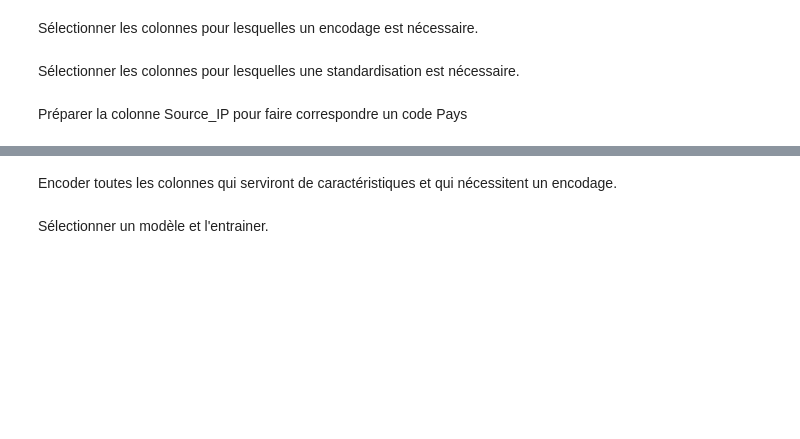
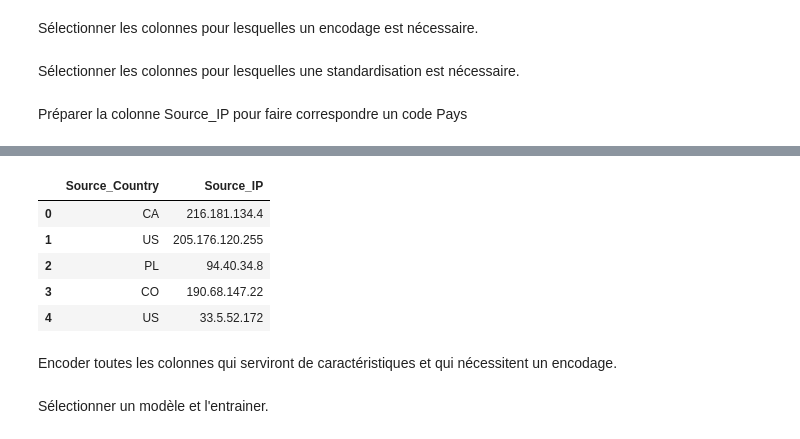
Before and after one commit to argonaultes-education/trde703-etl-auxerre-i1-2026, a Jupyter notebook: intrusion.ipynb, the cells around one changed output, grey strips where cells are left out. Saved outputs shown, nothing was run; the diff lists cells and outputs as text; code cells hidden in the pictures; blank space fills up the shorter version.

```diff
--- a/intrusion.ipynb
+++ b/intrusion.ipynb
@@ -176,9 +176,6 @@ Sélectionner les colonnes pour lesquelles une standardisation est nécessaire.
 Préparer la colonne Source_IP pour faire correspondre un code Pays
 # %%
 # dbip_df = pd.DataFrame(), trouver un moyen de filtrer sur uniquement les IPs qui nous intéressent
-
-# convertir en numérique la source_ip de public_network
-
-# convertir en numérique le ip_start de dbip
-
-# convertir en numérique le ip_end de dbip
+dbpip_df = pd.read_csv('./data/dbip-country-lite-2026-01.csv', header=None, names=['ip_start', 'ip_end', 'code_country'])
+# filtrer seulement ipv4
+dbpip_df = dbpip_df[dbpip_df['ip_start'].str.contains(r'\d{1,3}\.\d{1,3}\.\d{1,3}\.\d{1,3}', regex=True)]
@@ -185,12 +198,37 @@ Préparer la colonne Source_IP pour faire correspondre un code Pays
+# %%
+
+def convert_ip_into_num(ip_str):
+    return int(ip_address(ip_str))
+# convertir en numérique la source_ip de public_network
+intrusion_df['Source_IP_num'] = intrusion_df['Source_IP'].apply(convert_ip_into_num)
+
+# convertir en numérique le ip_start de dbip
+dbpip_df['ip_start_num'] = dbpip_df['ip_start'].apply(convert_ip_into_num)
+
+# convertir en numérique le ip_end de dbip
+dbpip_df['ip_end_num'] = dbpip_df['ip_end'].apply(convert_ip_into_num)
 # %%
 # try to convert IP into numeric value
-dbip_df = pd.Dataframe()
 
 def look_for_country(cell):
     # récupérer la valeur correspondante dans le dataframe dbip_country
-    dbip_df[(dbip_df['ip_start_numeric'] >= cell) & (...)]
-
-intrusion_df['Source_IP_numeric'].apply(look_for_country)
+    result = dbpip_df[(dbpip_df['ip_start_num'] <= cell) & (dbpip_df['ip_end_num'] >= cell)]['code_country']
+    if len(result) == 1:
+        return result.iloc[0]
+    else:
+        return 'ZZ'
+# %%
+
+intrusion_df['Source_Country'] = intrusion_df['Source_IP_num'].apply(look_for_country)
+# %%
+intrusion_df[['Source_Country', 'Source_IP']].head()
+# %% [output]
+|  | Source_Country | Source_IP |
+| 0 | CA | 216.181.134.4 |
+| 1 | US | 205.176.120.255 |
+| 2 | PL | 94.40.34.8 |
+| 3 | CO | 190.68.147.22 |
+| 4 | US | 33.5.52.172 |
 # %% [markdown]
 Encoder toutes les colonnes qui serviront de caractéristiques et qui nécessitent un encodage.
 # %% [markdown]
```
Also changed, not shown: parts of 2 cells of this notebook.
